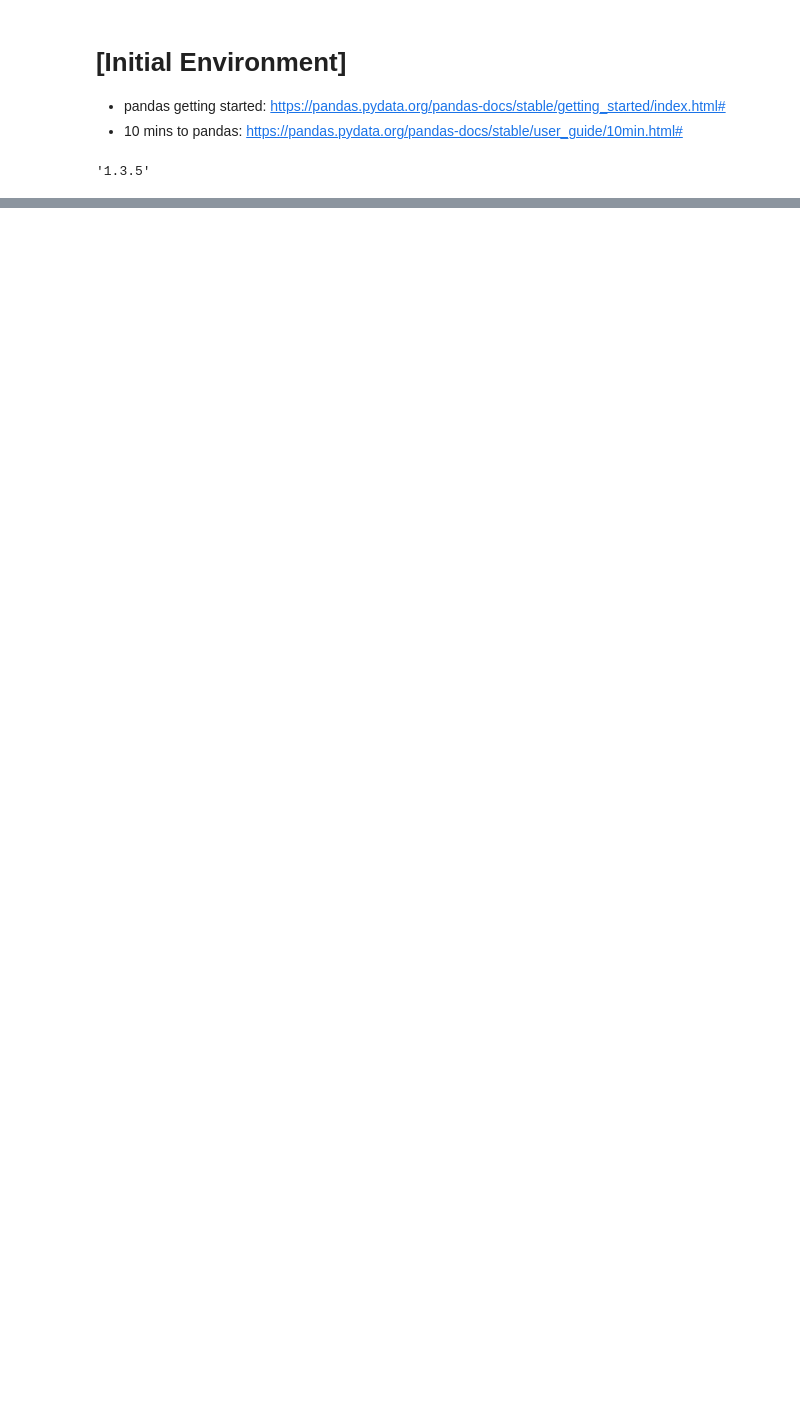
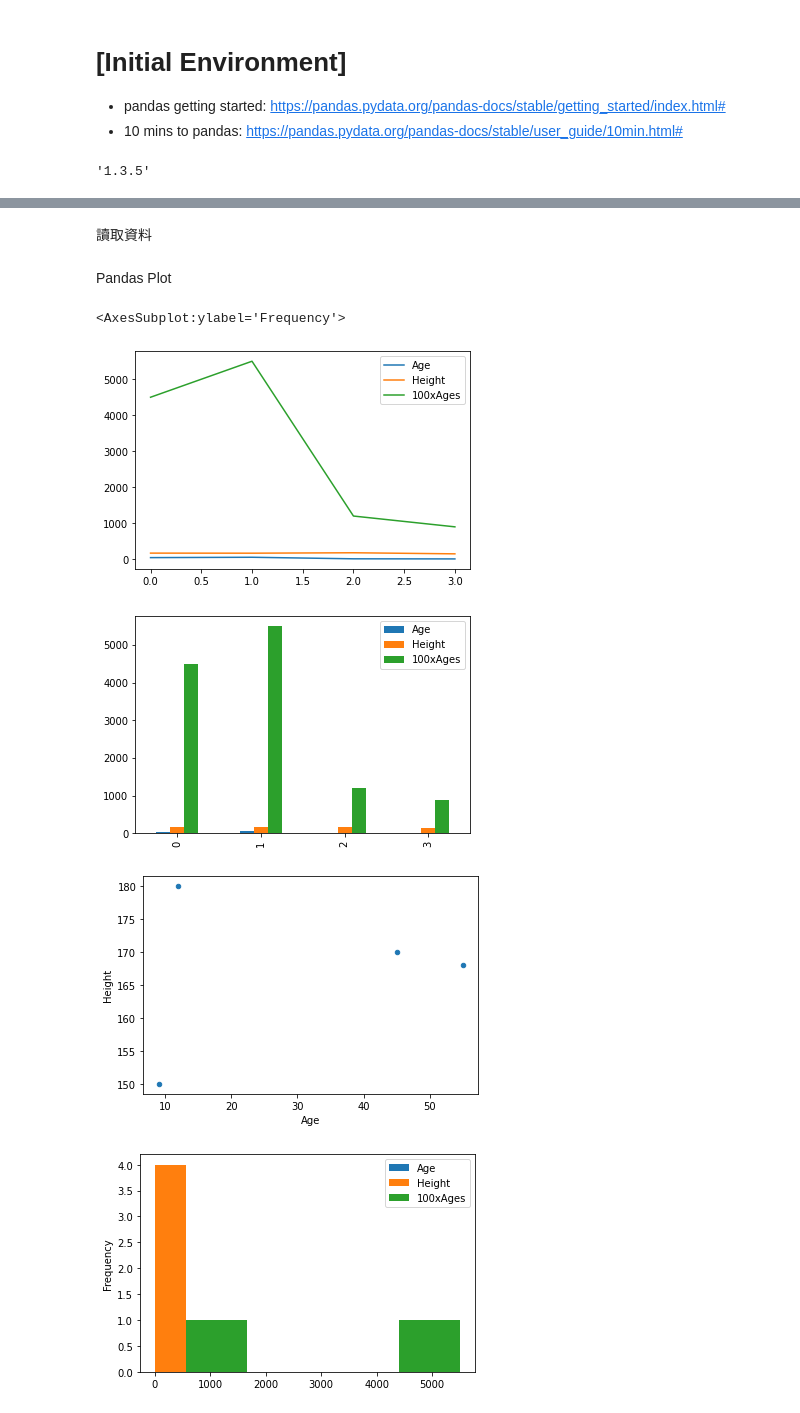
Before and after one commit to SoleilPatio/cls-toolbox, a Jupyter notebook: jupyterNotebook/JN-Pandas.ipynb, the cells around one changed output, grey strips where cells are left out. Drawn from its saved outputs; the diff is of its cells as text; code cells hidden in the pictures; blank space fills up the shorter version.

```diff
--- a/jupyterNotebook/JN-Pandas.ipynb
+++ b/jupyterNotebook/JN-Pandas.ipynb
@@ -112,0 +87,15 @@ df.rename(columns={'總價':'Total Money'}).head() #改變column名字
+# %%
+#...................................
+# Create 單一Series, 新增一個column
+#...................................
+weight = pd.Series([22, 50, 30], name='Weight')
+new_df = df.assign( Weight_Name=weight ) #產生新的DataFrame, 多一個Column. Weight_Name 是column name
+new_df = df.join(weight) #產生新的DataFrame, 多一個Column. Column名字用Series的name
+df['Weight'] = weight #直接新增在原來的DataFrame
+del df['Weight'] #殺掉一個Column
+df['100xAges'] = df['Age'] * 100
+
+#...................................
+# Create 單一Series, 新增一個row
+#...................................
+# TODO: 使用append, 連接兩個一樣的DataFrame
@@ -112,0 +137,8 @@ df.rename(columns={'總價':'Total Money'}).head() #改變column名字
+# %%
+#...................................
+# column 垂直修改數值 - 2
+#...................................
+df['Age'] = df['Age'].apply(lambda s: s*10)
+df
+df['Age'] = df['Age'].apply(lambda s: s/10)
+df
@@ -112,0 +225,2 @@ df.rename(columns={'總價':'Total Money'}).head() #改變column名字
+# %% [markdown]
+讀取資料
@@ -113,5 +236,15 @@ df.rename(columns={'總價':'Total Money'}).head() #改變column名字
+# %% [markdown]
+Pandas Plot
 # %%
-df.plot() #直接畫出（不支援中文字形)
-df.plot.scatter(x='總價', y='主+陽')
+
+df.plot.line() #line: 每個column 一條線
+df.plot.bar() #bar: 與line相反，每個值一個bar
+df.plot.scatter(x='Age', y='Height')
 df.plot.hist()
-dir(df.plot) #秀出各種支援的圖形
+# dir(df.plot) #列出支援的圖形
+# %% [output]
+<AxesSubplot:ylabel='Frequency'>
+[figure, added]
+[figure, added]
+[figure, added]
+[figure, added]
```
Also changed, not shown: parts of 27 cells of this notebook.
